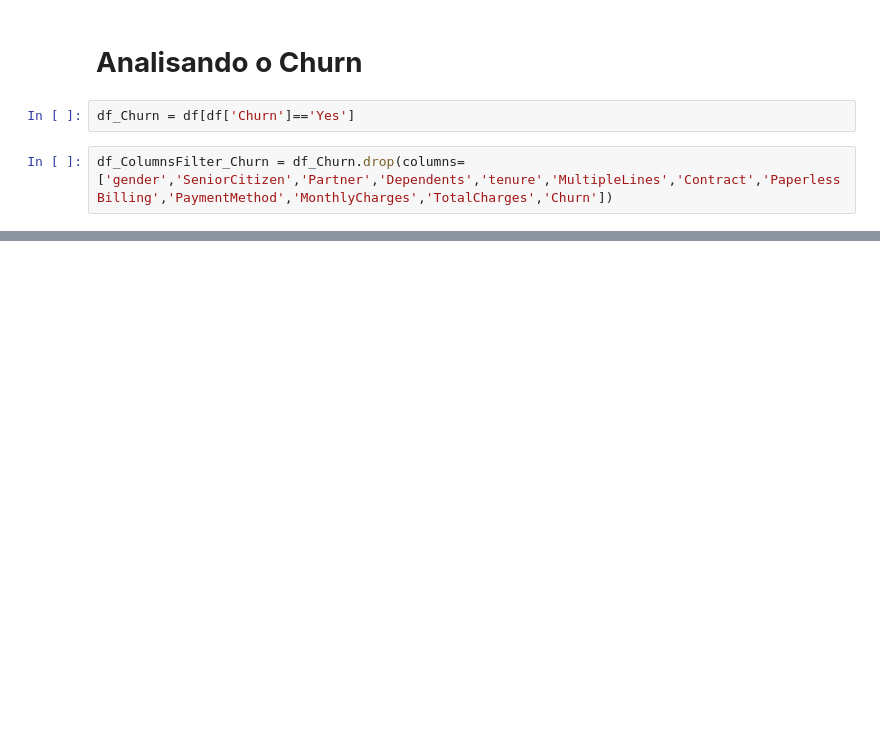
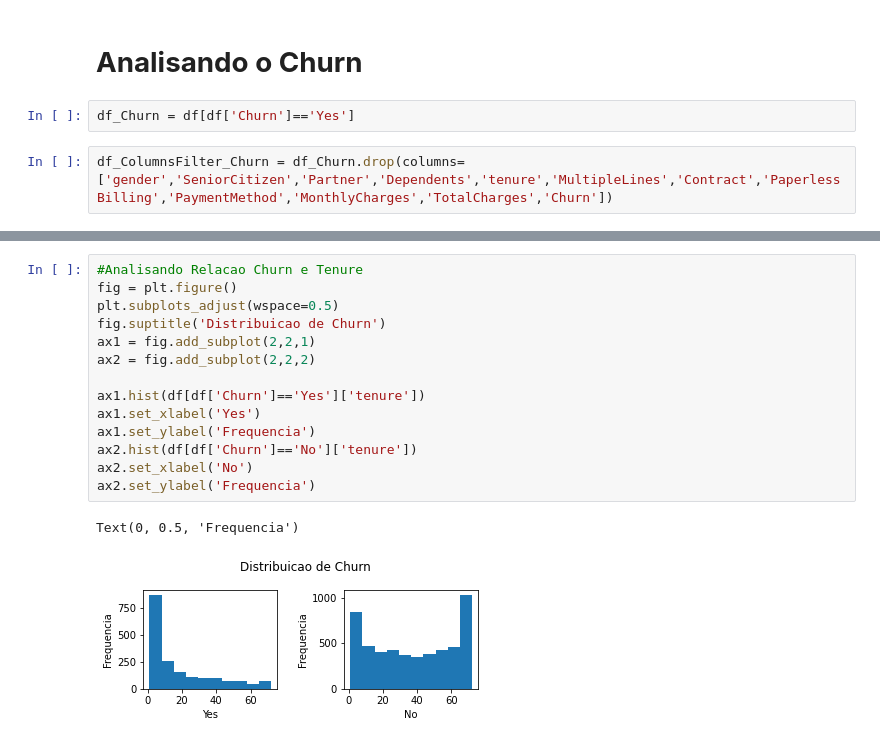
Before and after one commit to gfmattos/kaggle_telco, a Jupyter notebook: exploratory_analysis.ipynb, the cells around one changed output, grey strips where cells are left out. Saved outputs shown, nothing was run; the diff lists cells and outputs as text; blank space fills up the shorter version.

```diff
--- a/exploratory_analysis.ipynb
+++ b/exploratory_analysis.ipynb
@@ -257 +322,18 @@ Taxa de Churn:  StreamingMovies 21.9 %
+# %%
+#Analisando Relacao Churn e Tenure
+fig = plt.figure()
+plt.subplots_adjust(wspace=0.5)
+fig.suptitle('Distribuicao de Churn')
+ax1 = fig.add_subplot(2,2,1)
+ax2 = fig.add_subplot(2,2,2)
+
+ax1.hist(df[df['Churn']=='Yes']['tenure'])
+ax1.set_xlabel('Yes')
+ax1.set_ylabel('Frequencia')
+ax2.hist(df[df['Churn']=='No']['tenure'])
+ax2.set_xlabel('No')
+ax2.set_ylabel('Frequencia')
+# %% [output]
+Text(0, 0.5, 'Frequencia')
+[figure, added]
 # %%
```
Also changed, not shown: parts of 22 cells of this notebook, 1 other file.
